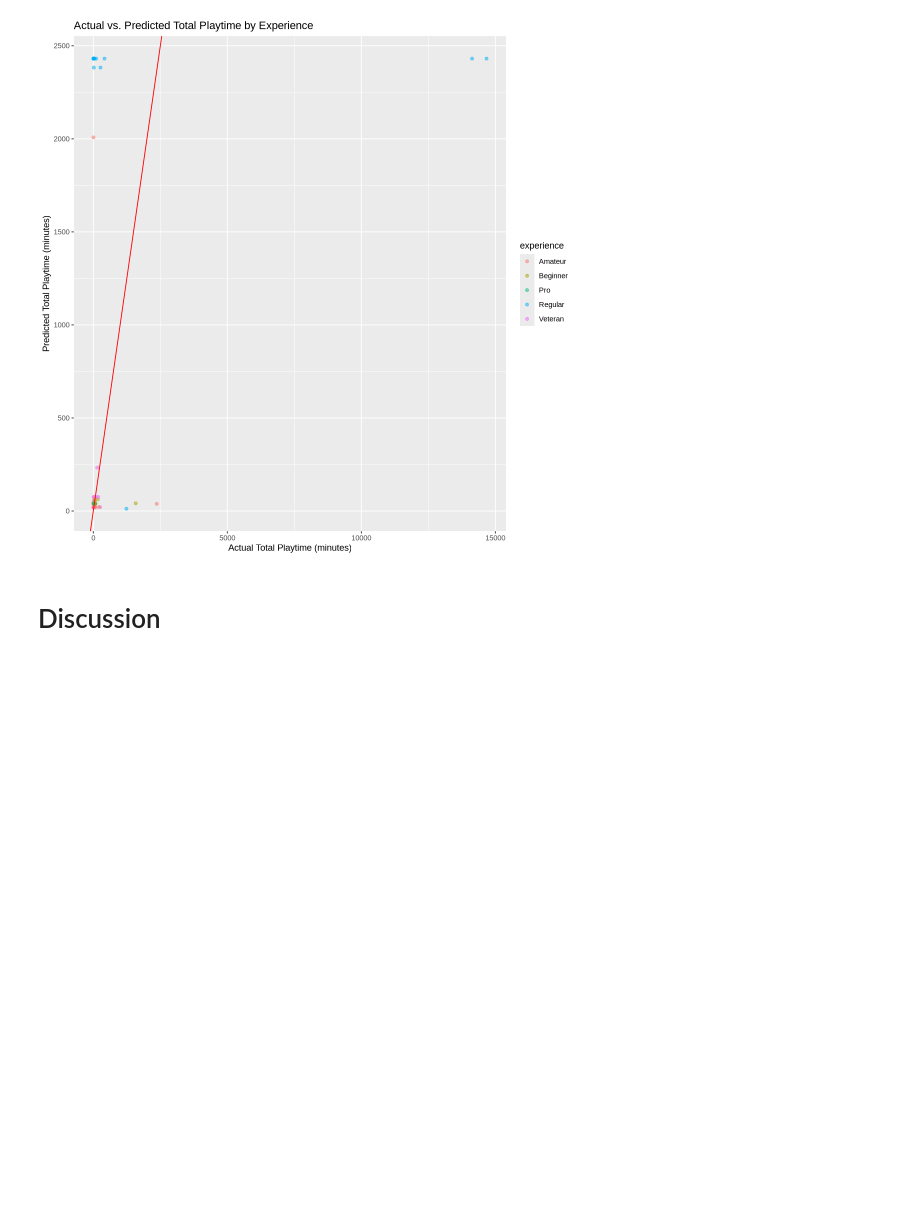
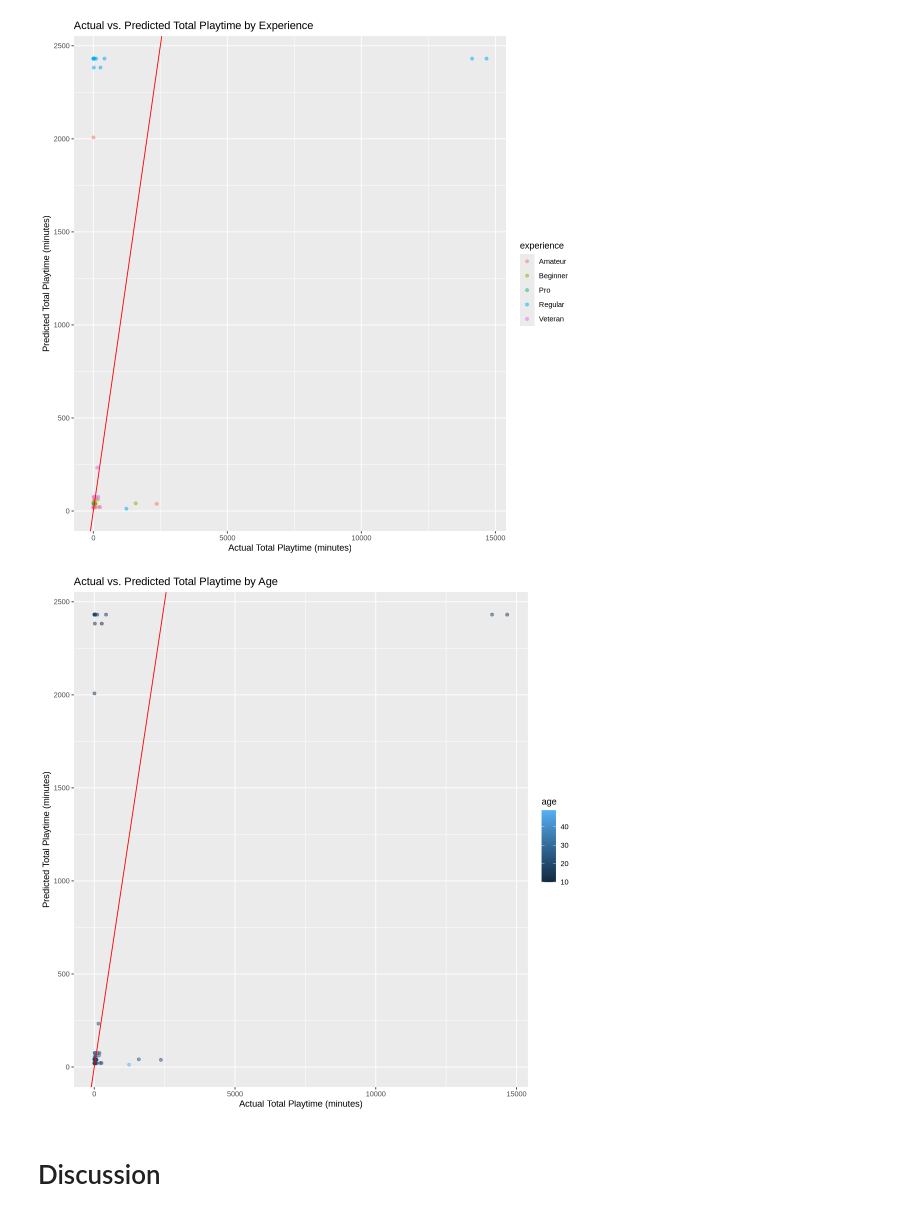
Before and after one commit to arevaura/dsci-100-2024w2-group-9, a Jupyter notebook: DSCI 100 007 - Group 9 Final Report.ipynb, the cells around one changed output. Drawn from its saved outputs; the diff is of its cells as text; code cells hidden in the pictures; blank space fills up the shorter version.

```diff
--- a/DSCI 100 007 - Group 9 Final Report.ipynb
+++ b/DSCI 100 007 - Group 9 Final Report.ipynb
@@ -435,6 +435,17 @@ data_plot <- predictions|>
 data_plot
 # %% [output]
 [figure]
+# %%
+data_plot_age <- predictions|>
+    ggplot(aes(x = total_playtime_minutes, y = .pred, color = age)) +
+    geom_point(alpha = 0.5) +
+    geom_abline(slope = 1, intercept = 0, linetype = "solid", color = "red") +
+    labs(x = "Actual Total Playtime (minutes)",
+         y = "Predicted Total Playtime (minutes)",
+         title = "Actual vs. Predicted Total Playtime by Age")
+data_plot_age
+# %% [output]
+[figure, added]
 # %% [markdown]
 # Discussion
 # %% [markdown]
```
Also changed, not shown: parts of 1 cell of this notebook.
